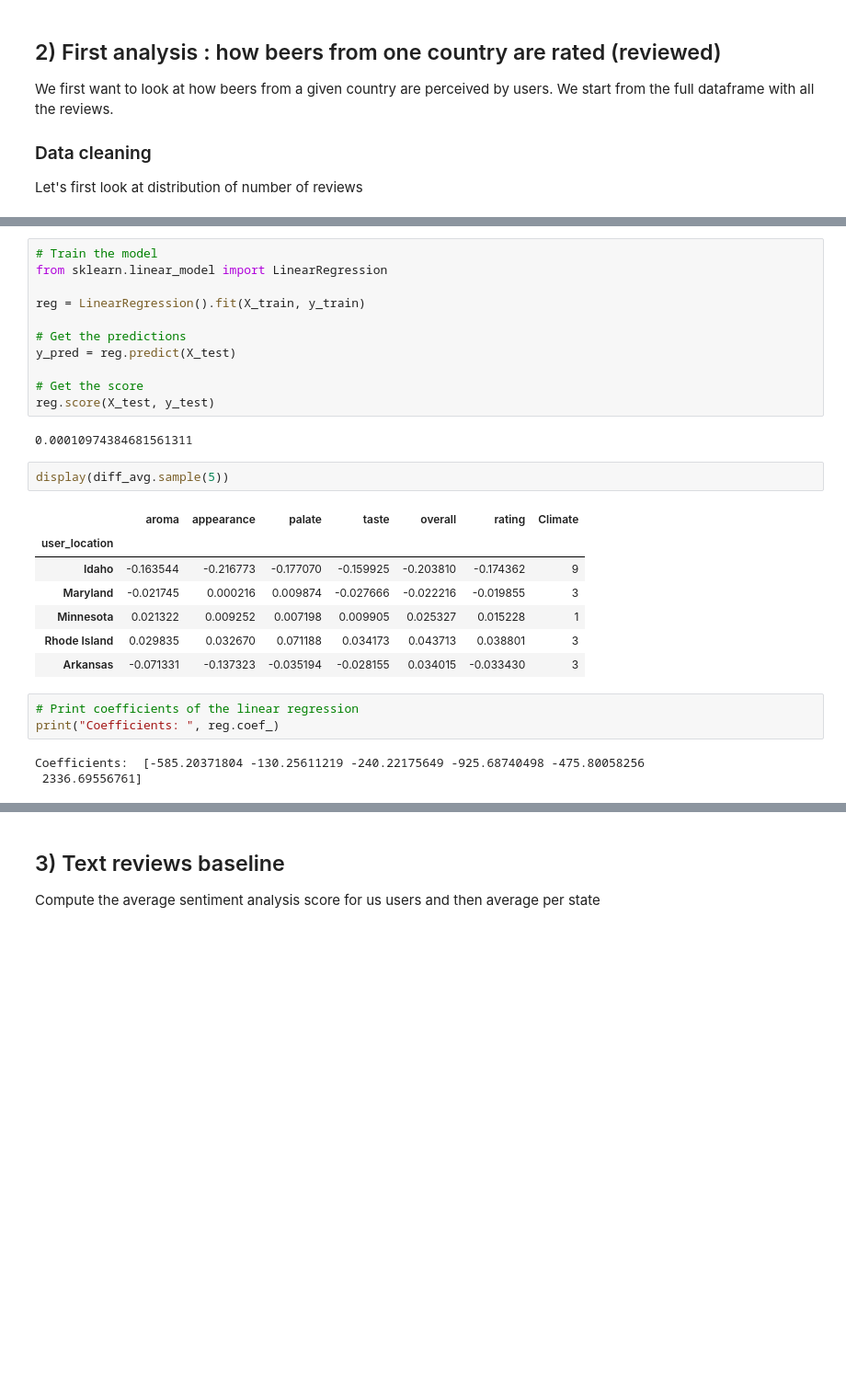
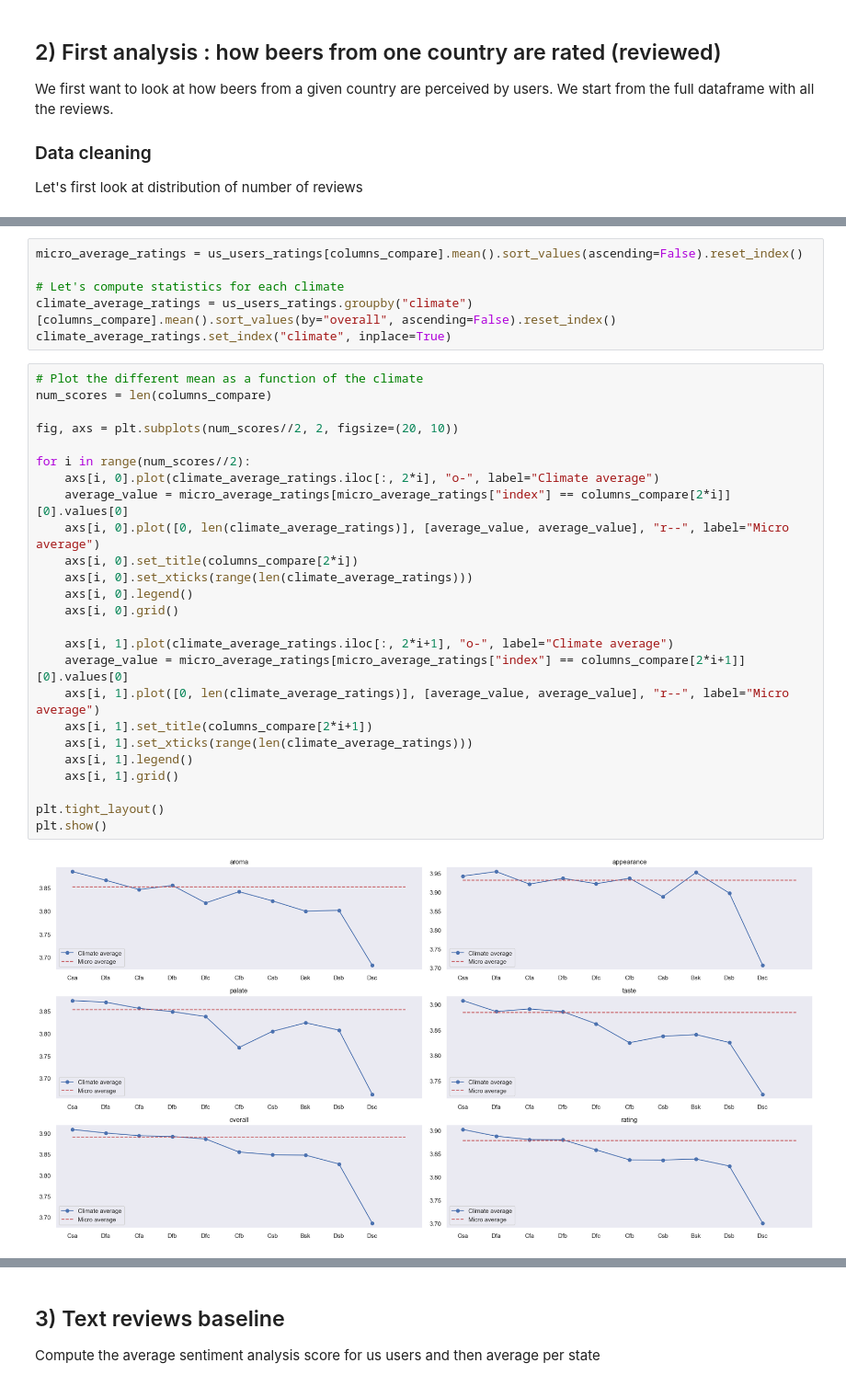
Before and after one commit to epfl-ada/ada-2023-project-riskybiscuits, a Jupyter notebook: main2_0.ipynb, the cells around one changed output, grey strips where cells are left out. Shown at 92% size. Saved outputs shown, nothing was run; the diff lists cells and outputs as text; blank space fills up the shorter version.

```diff
--- a/main2_0.ipynb
+++ b/main2_0.ipynb
@@ -274,29 +181,33 @@ NameError: name 'regression_df' is not defined
-# %%
-# Train the model
-from sklearn.linear_model import LinearRegression
-
-reg = LinearRegression().fit(X_train, y_train)
-
-# Get the predictions
-y_pred = reg.predict(X_test)
-
-# Get the score
-reg.score(X_test, y_test)
-# %% [output]
-0.00010974384681561311
-# %%
-display(diff_avg.sample(5))
-# %% [output]
-|  | aroma | appearance | palate | taste | overall | rating | Climate |
-| user_location |  |  |  |  |  |  |  |
-| Idaho | -0.163544 | -0.216773 | -0.177070 | -0.159925 | -0.203810 | -0.174362 | 9 |
-| Maryland | -0.021745 | 0.000216 | 0.009874 | -0.027666 | -0.022216 | -0.019855 | 3 |
-| Minnesota | 0.021322 | 0.009252 | 0.007198 | 0.009905 | 0.025327 | 0.015228 | 1 |
-| Rhode Island | 0.029835 | 0.032670 | 0.071188 | 0.034173 | 0.043713 | 0.038801 | 3 |
-| Arkansas | -0.071331 | -0.137323 | -0.035194 | -0.028155 | 0.034015 | -0.033430 | 3 |
-# %%
-# Print coefficients of the linear regression
-print("Coefficients: ", reg.coef_)
-# %% [output]
-Coefficients:  [-585.20371804 -130.25611219 -240.22175649 -925.68740498 -475.80058256
- 2336.69556761]
+# %%
+micro_average_ratings = us_users_ratings[columns_compare].mean().sort_values(ascending=False).reset_index()
+
+# Let's compute statistics for each climate
+climate_average_ratings = us_users_ratings.groupby("climate")[columns_compare].mean().sort_values(by="overall", ascending=False).reset_index()
+climate_average_ratings.set_index("climate", inplace=True)
+# %%
+# Plot the different mean as a function of the climate
+num_scores = len(columns_compare)
+
+fig, axs = plt.subplots(num_scores//2, 2, figsize=(20, 10))
+
+for i in range(num_scores//2):
+    axs[i, 0].plot(climate_average_ratings.iloc[:, 2*i], "o-", label="Climate average")
+    average_value = micro_average_ratings[micro_average_ratings["index"] == columns_compare[2*i]][0].values[0]
+    axs[i, 0].plot([0, len(climate_average_ratings)], [average_value, average_value], "r--", label="Micro average")
+    axs[i, 0].set_title(columns_compare[2*i])
+    axs[i, 0].set_xticks(range(len(climate_average_ratings)))
+    axs[i, 0].legend()
+    axs[i, 0].grid()
+
+    axs[i, 1].plot(climate_average_ratings.iloc[:, 2*i+1], "o-", label="Climate average")
+    average_value = micro_average_ratings[micro_average_ratings["index"] == columns_compare[2*i+1]][0].values[0]
+    axs[i, 1].plot([0, len(climate_average_ratings)], [average_value, average_value], "r--", label="Micro average")
+    axs[i, 1].set_title(columns_compare[2*i+1])
+    axs[i, 1].set_xticks(range(len(climate_average_ratings)))
+    axs[i, 1].legend()
+    axs[i, 1].grid()
+
+plt.tight_layout()
+plt.show()
+# %% [output]
+[figure, added]
```
Also changed, not shown: parts of 11 cells of this notebook, 1 other file.
